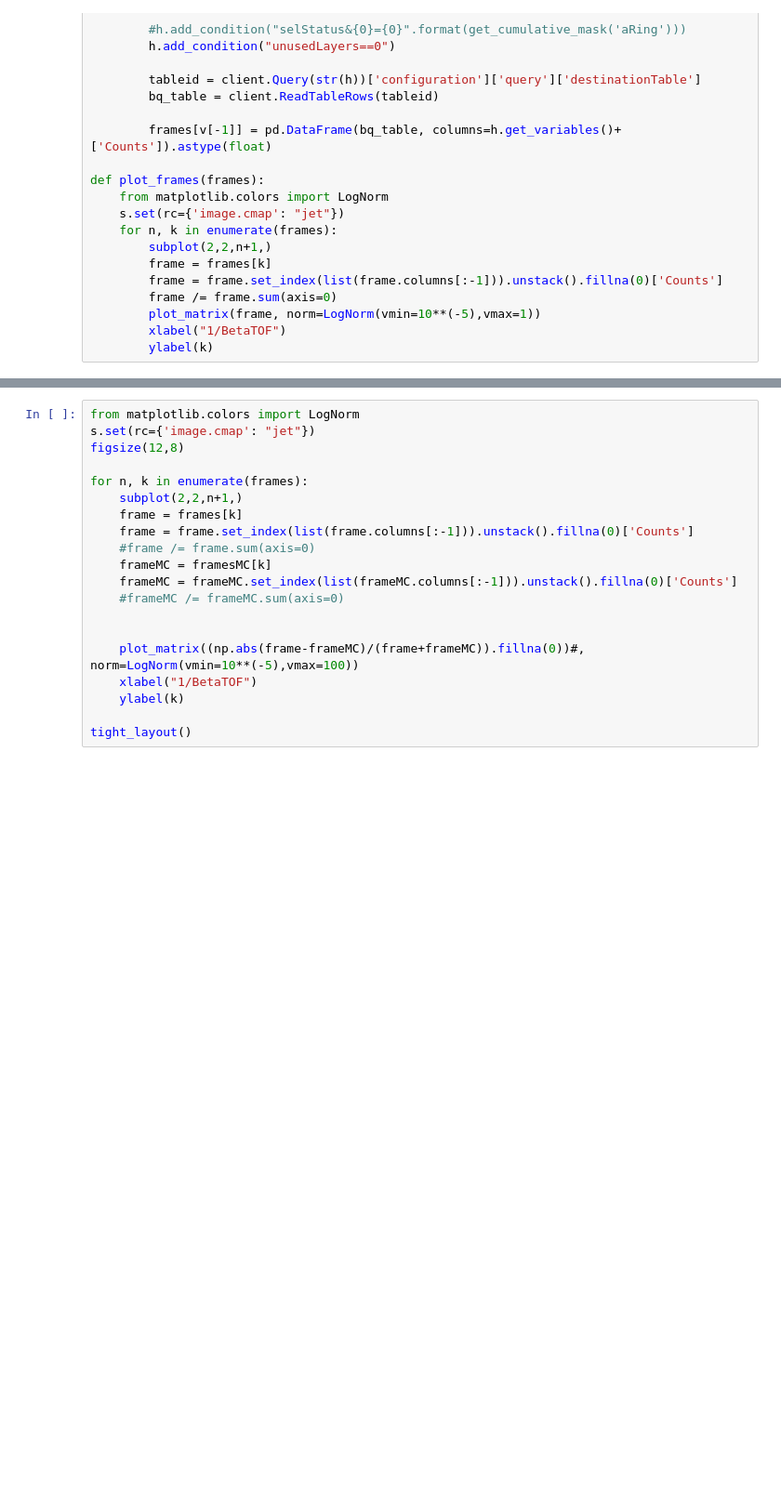
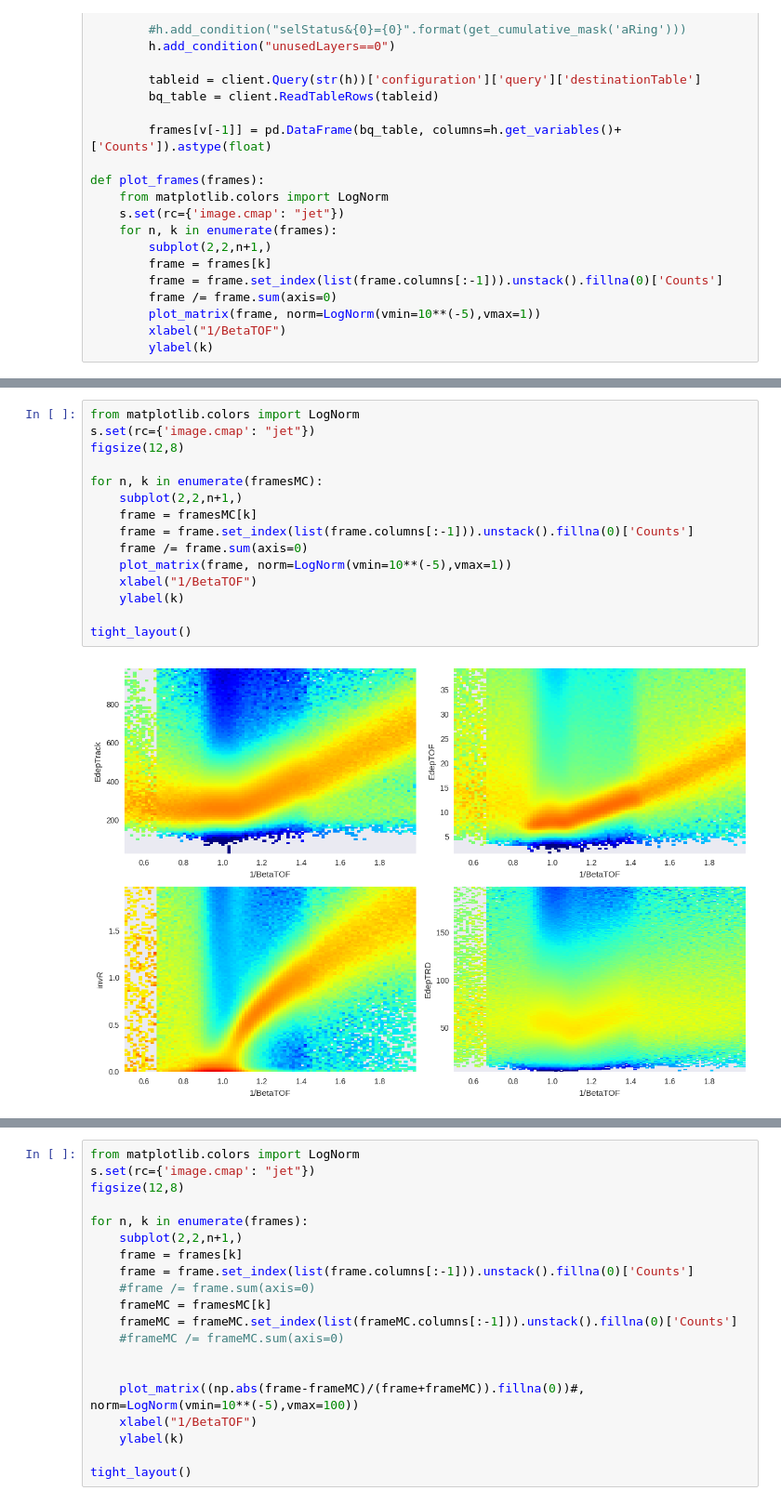
Before and after one commit to KKostya/AMSDeutons, a Jupyter notebook: doc/Notebooks/3DVariables/Resolutions_3D.ipynb, the cells around one changed output, grey strips where cells are left out. Shown at 93% size. Drawn from its saved outputs; the diff is of its cells as text; blank space fills up the shorter version.

```diff
--- a/doc/Notebooks/3DVariables/Resolutions_3D.ipynb
+++ b/doc/Notebooks/3DVariables/Resolutions_3D.ipynb
@@ -105,3 +137,20 @@ tight_layout()
+# %%
+from matplotlib.colors import LogNorm
+s.set(rc={'image.cmap': "jet"})
+figsize(12,8)
+
+for n, k in enumerate(framesMC):
+    subplot(2,2,n+1,)
+    frame = framesMC[k]
+    frame = frame.set_index(list(frame.columns[:-1])).unstack().fillna(0)['Counts']
+    frame /= frame.sum(axis=0)
+    plot_matrix(frame, norm=LogNorm(vmin=10**(-5),vmax=1))
+    xlabel("1/BetaTOF")
+    ylabel(k)
+
+tight_layout()
+# %% [output]
+[figure, added]
 # %%
 from matplotlib.colors import LogNorm
 s.set(rc={'image.cmap': "Blues"})
```
Also changed, not shown: parts of 11 cells of this notebook, 1 other file.
